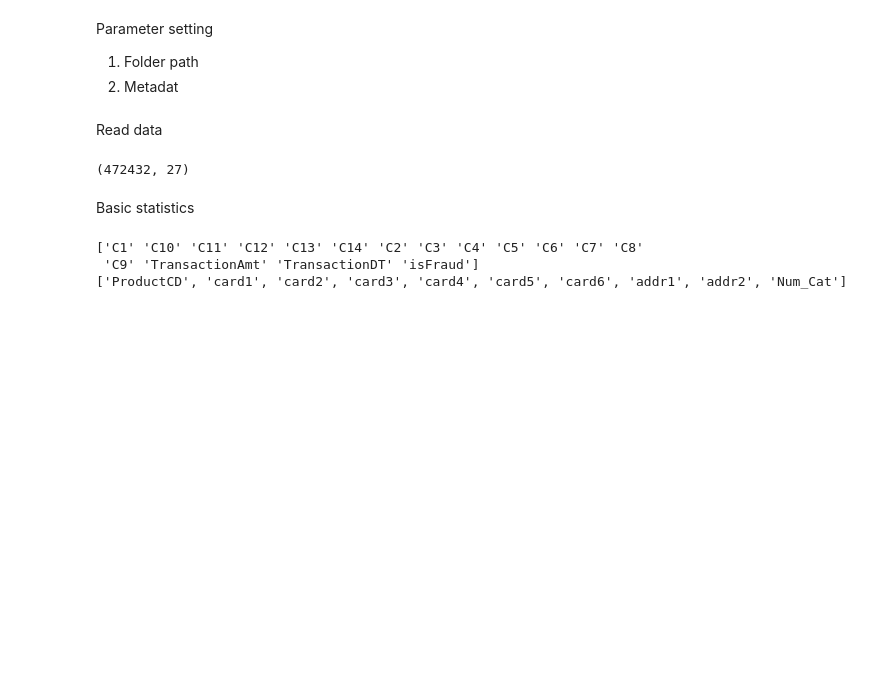
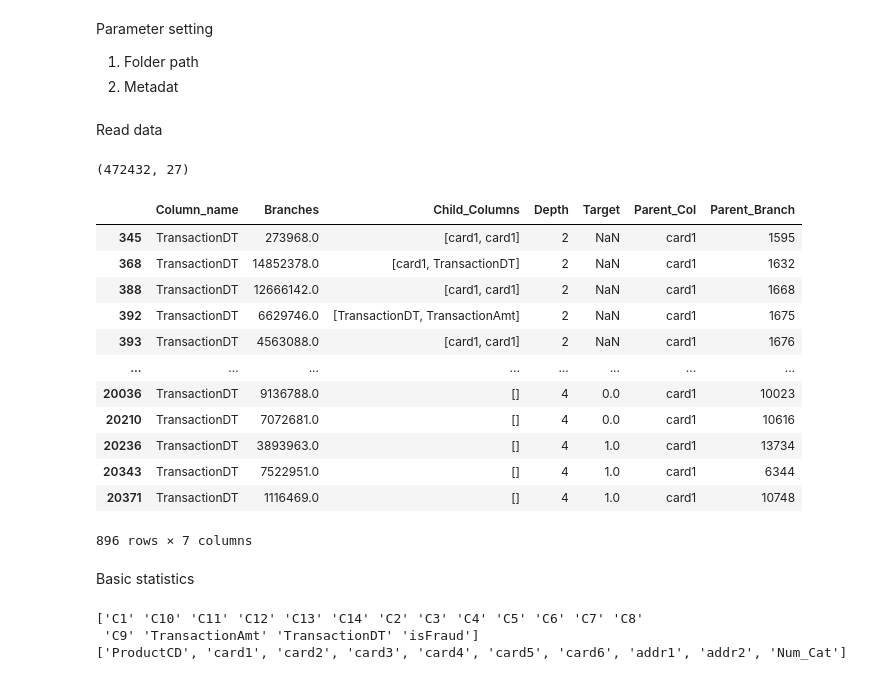
Before and after one commit to YinQingYuanQue/HM1_DT_CS529, a Jupyter notebook: HM1_IndMap.ipynb, the cells around one changed output. Saved outputs shown, nothing was run; the diff lists cells and outputs as text; code cells hidden in the pictures; blank space fills up the shorter version.

```diff
--- a/HM1_IndMap.ipynb
+++ b/HM1_IndMap.ipynb
@@ -38,6 +38,23 @@ train = pd.read_csv(root_folder + train_file)
 train.shape
 # %% [output]
 (472432, 27)
+# %%
+DT1 = pd.read_pickle('Tree_0.pkl')
+DT1[DT1['Column_name'] == 'TransactionDT']
+# %% [output]
+|  | Column_name | Branches | Child_Columns | Depth | Target | Parent_Col | Parent_Branch |
+| 345 | TransactionDT | 273968.0 | [card1, card1] | 2 | NaN | card1 | 1595 |
+| 368 | TransactionDT | 14852378.0 | [card1, TransactionDT] | 2 | NaN | card1 | 1632 |
+| 388 | TransactionDT | 12666142.0 | [card1, card1] | 2 | NaN | card1 | 1668 |
+| 392 | TransactionDT | 6629746.0 | [TransactionDT, TransactionAmt] | 2 | NaN | card1 | 1675 |
+| 393 | TransactionDT | 4563088.0 | [card1, card1] | 2 | NaN | card1 | 1676 |
+| ... | ... | ... | ... | ... | ... | ... | ... |
+| 20036 | TransactionDT | 9136788.0 | [] | 4 | 0.0 | card1 | 10023 |
+| 20210 | TransactionDT | 7072681.0 | [] | 4 | 0.0 | card1 | 10616 |
+| 20236 | TransactionDT | 3893963.0 | [] | 4 | 1.0 | card1 | 13734 |
+| 20343 | TransactionDT | 7522951.0 | [] | 4 | 1.0 | card1 | 6344 |
+| 20371 | TransactionDT | 1116469.0 | [] | 4 | 1.0 | card1 | 10748 |
+896 rows × 7 columns
 # %% [markdown]
 Basic statistics
 # %%
```
Also changed, not shown: parts of 1 cell of this notebook, 3 other files.
